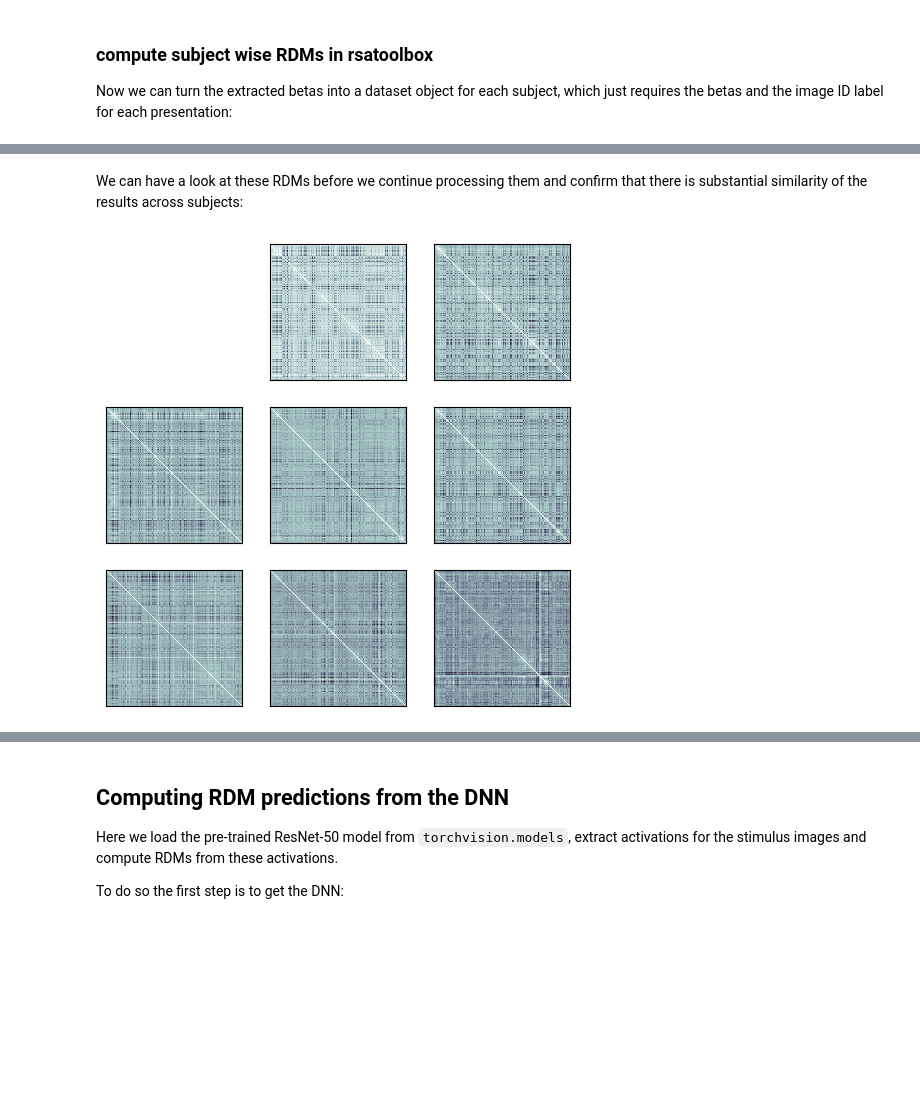
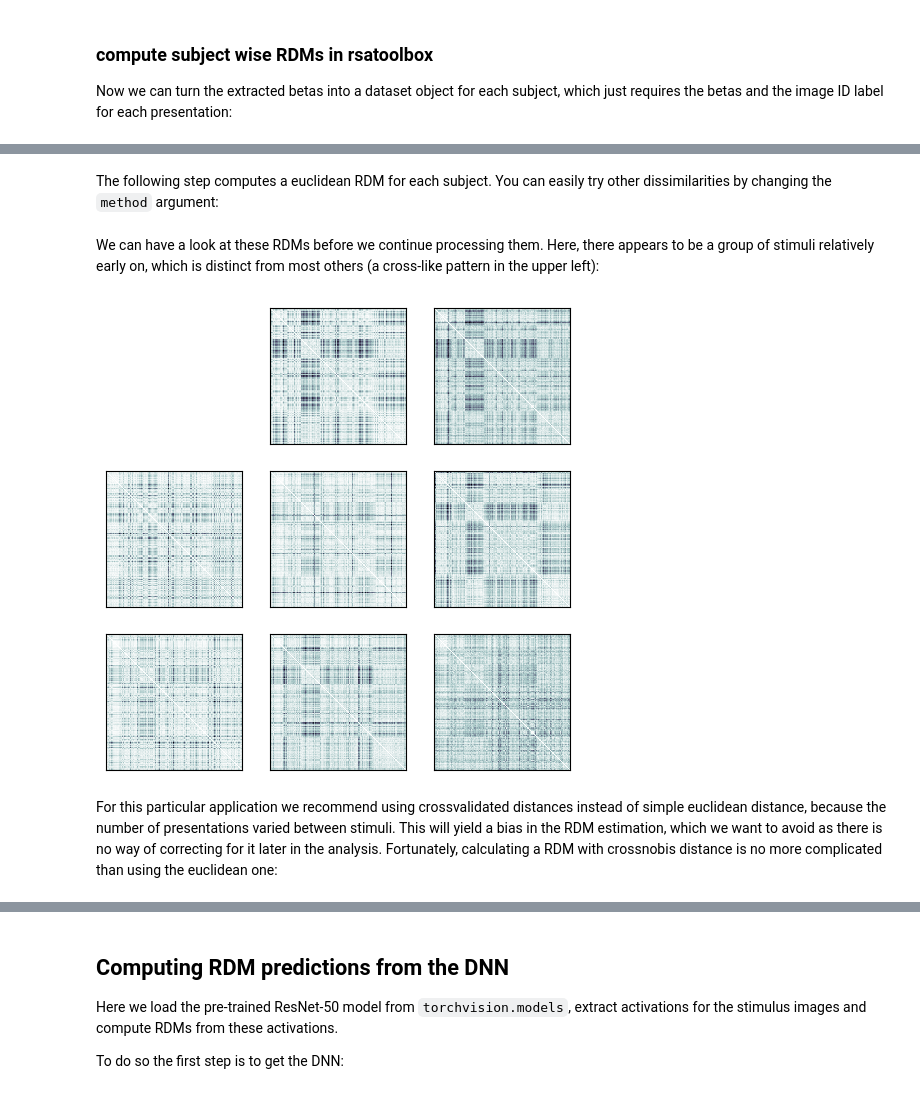
Before and after one commit to rsagroup/rsatoolbox, a Jupyter notebook: demos/demo_paper.ipynb, the cells around one changed output, grey strips where cells are left out. Saved outputs shown, nothing was run; the diff lists cells and outputs as text; code cells hidden in the pictures; blank space fills up the shorter version.

```diff
--- a/demos/demo_paper.ipynb
+++ b/demos/demo_paper.ipynb
@@ -151,6 +151,10 @@ master_ordering = master_ordering - 1
 # collect the image information for each image presentation
 final_expdesign = image_info.loc[master_ordering].reset_index(drop=True)
 
+# add run information, i.e which run was each stimulus shown in
+n_runs = expdesign['stimpattern'].shape[1]
+final_expdesign["run"] = np.repeat(np.arange(n_runs), repeats=np.int64(np.sum(expdesign['stimpattern'][0],1)))
+
 print('Final expdesign shape:', final_expdesign.shape)
 print(final_expdesign.head())
 # %% [output]
@@ -180,5 +184,8 @@ datasets_v1 = []
 for subj in subjects:
     d = rsatoolbox.data.dataset.Dataset(
         v1_betas[subj],
-        obs_descriptors={'Image number': final_expdesign['Image number'].to_numpy()})
+        obs_descriptors={
+            'imagenumber': final_expdesign['Image number'].to_numpy(),
+            'run': final_expdesign['run'].to_numpy()
+        })
     datasets_v1.append(d)
@@ -186,0 +192,2 @@ The following step computes a euclidean RDM for each subject. You can easily try
+# %% [markdown]
+The following step computes a euclidean RDM for each subject. You can easily try other dissimilarities by changing the `method` argument:
@@ -187,10 +200,12 @@ The following step computes a euclidean RDM for each subject. You can easily try
 # %%
-rdm = rsatoolbox.rdm.calc_rdm(datasets_v1, method='euclidean', descriptor='Image number')
-# rdm = rsatoolbox.rdm.calc_rdm_unbalanced(datasets_v1, method='crossnobis', descriptor='Image number')
+rdm_euc = rsatoolbox.rdm.calc_rdm(datasets_v1, method='euclidean', descriptor='imagenumber')
+rdm_euc.sort_by(imagenumber='alpha')
-# %% [markdown]
-We can have a look at these RDMs before we continue processing them and confirm that there is substantial similarity of the results across subjects:
+# %% [markdown]
+We can have a look at these RDMs before we continue processing them. Here, there appears to be a group of stimuli relatively early on, which is distinct from most others (a cross-like pattern in the upper left):
 # %%
-rsatoolbox.vis.show_rdm(rdm)
+rsatoolbox.vis.show_rdm(rdm_euc)
 plt.show()
 # %% [output]
-[figure, old version]
+[figure, new version]
+# %% [markdown]
+For this particular application we recommend using crossvalidated distances instead of simple euclidean distance, because the number of presentations varied between stimuli. This will yield a bias in the RDM estimation, which we want to avoid as there is no way of correcting for it later in the analysis. Fortunately, calculating a RDM with crossnobis distance is no more complicated than using the euclidean one:
```
Also changed, not shown: parts of 34 cells of this notebook.
